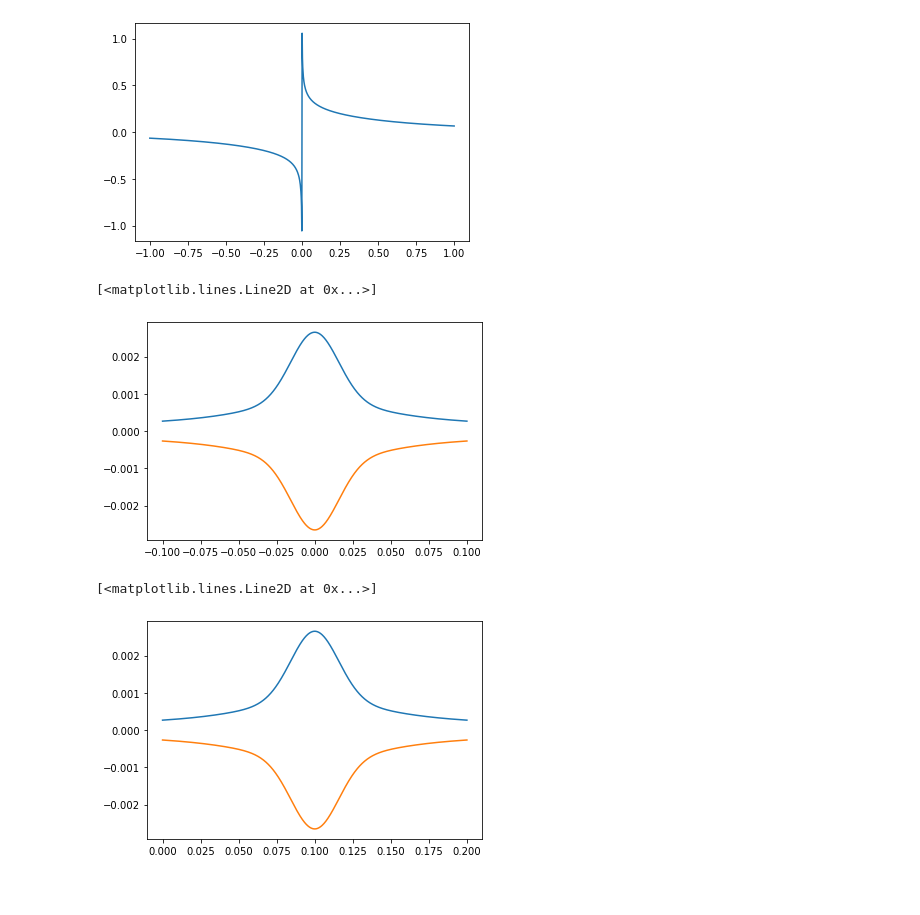
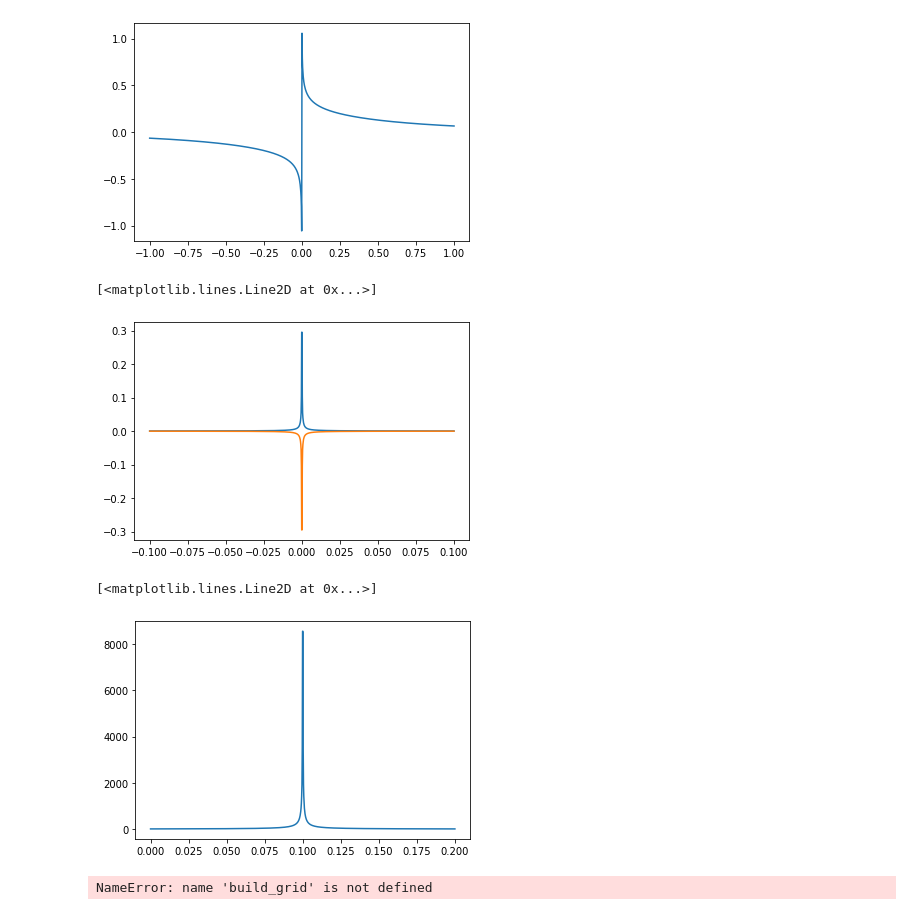
Before and after one commit to MRChemSoft/ReMRChem, a Jupyter notebook: H.ipynb, the cells around one changed output. Cells and saved outputs as stored; diff of their text form; code cells hidden in the pictures.

```diff
--- a/H.ipynb
+++ b/H.ipynb
@@ -107,8 +110,8 @@ def u(r):
 
 def V(x):
     r = np.sqrt(x[0]**2 + x[1]**2 + x[2]**2)
-    c = 0.0435
-#    c = 0.000435 # ten times tighter nuclear potential
+#    c = 0.0435
+    c = 0.000435 # ten times tighter nuclear potential
     f_bar = u(r/c)/c
     return f_bar
 
@@ -127,27 +130,29 @@ plt.plot(x_plt, y1_plt)
 plt.plot(x_plt, y2_plt)
 # %% [output]
 [<matplotlib.lines.Line2D at 0x...>]
-[figure, old version]
+[figure, new version]
 # %%
-nuclear_potential = vp.FunctionTree(MRA) # will contain the projected nuclear potential
-kappa_tree = vp.FunctionTree(MRA) # will contain the projected nuclear potential
-one_m_kappa_tree = vp.FunctionTree(MRA) # will contain the projected nuclear potential
+nuclear_potential = vp.FunctionTree(MRA)
+kappa_tree = vp.FunctionTree(MRA)
+one_m_kappa_tree = vp.FunctionTree(MRA)
 #projected nuclear potential away from the origin
-project(prec, nuclear_potential, lambda x:           V([x[0]-origin[0],x[1]-origin[1],x[2]-origin[2]]))
-copy_grid(kappa_tree, nuclear_potential)
-project(prec, kappa_tree,        lambda x:       kappa([x[0]-origin[0],x[1]-origin[1],x[2]-origin[2]]))
-project(prec, one_m_kappa_tree,  lambda x: one_m_kappa([x[0]-origin[0],x[1]-origin[1],x[2]-origin[2]]))
+Peps = vp.ScalingProjector(MRA,prec)
+V_tree = Peps(lambda x:V([x[0]-origin[0],x[1]-origin[1],x[2]-origin[2]]))
+#vp.project(prec, nuclear_potential, lambda x:V([x[0]-origin[0],x[1]-origin[1],x[2]-origin[2]]))
+#copy_grid(kappa_tree, nuclear_potential)
+#project(prec, kappa_tree,        lambda x:       kappa([x[0]-origin[0],x[1]-origin[1],x[2]-origin[2]]))
+#project(prec, one_m_kappa_tree,  lambda x: one_m_kappa([x[0]-origin[0],x[1]-origin[1],x[2]-origin[2]]))
 # %%
 x_plt = np.linspace(0.0, 0.20, 1000)
-one_m_kappa_plt =        [one_m_kappa_tree.evalf([x, 0.2, 0.3]) for x in x_plt]
-kappa_plt =                    [kappa_tree.evalf([x, 0.2, 0.3])-1 for x in x_plt]
-nuclear_potential_plt = [nuclear_potential.evalf([x, 0.2, 0.3]) for x in x_plt]
-plt.plot(x_plt, kappa_plt)
-plt.plot(x_plt, one_m_kappa_plt)
-#plt.plot(x_plt, nuclear_potential_plt)
+#one_m_kappa_plt =        [one_m_kappa_tree.evalf([x, 0.2, 0.3]) for x in x_plt]
+#kappa_plt =                    [kappa_tree.evalf([x, 0.2, 0.3])-1 for x in x_plt]
+nuclear_potential_plt = [V_tree([x, 0.2, 0.3]) for x in x_plt]
+#plt.plot(x_plt, kappa_plt)
+#plt.plot(x_plt, one_m_kappa_plt)
+plt.plot(x_plt, nuclear_potential_plt)
 # %% [output]
 [<matplotlib.lines.Line2D at 0x...>]
-[figure, old version]
+[figure, new version]
 # %%
 # creating starting guess from a gaussian function
 
@@ -155,13 +160,15 @@ phi_n = vp.FunctionTree(MRA)
 a_coeff = 3.0
 b_coeff = np.sqrt(a_coeff/np.pi)**3
 gauss = vp.GaussFunc(b_coeff, a_coeff, origin)
-build_grid(phi_n, gauss)
+vp.build_grid(phi_n, gauss)
 project(prec, phi_n, gauss)
 phi_n.normalize()
 
 x_plt = np.linspace(-1.0, 1.0, 1000)
 y_plt = [phi_n.evalf([x, 0.2, 0.3]) for x in x_plt]
 plt.plot(x_plt, y_plt)
+# %% [output]
+NameError: name 'build_grid' is not defined
 # %%
 energy = -1.0;
 energy_correction = 1.0;
```
Also changed, not shown: parts of 2 cells of this notebook, 3 other files.
